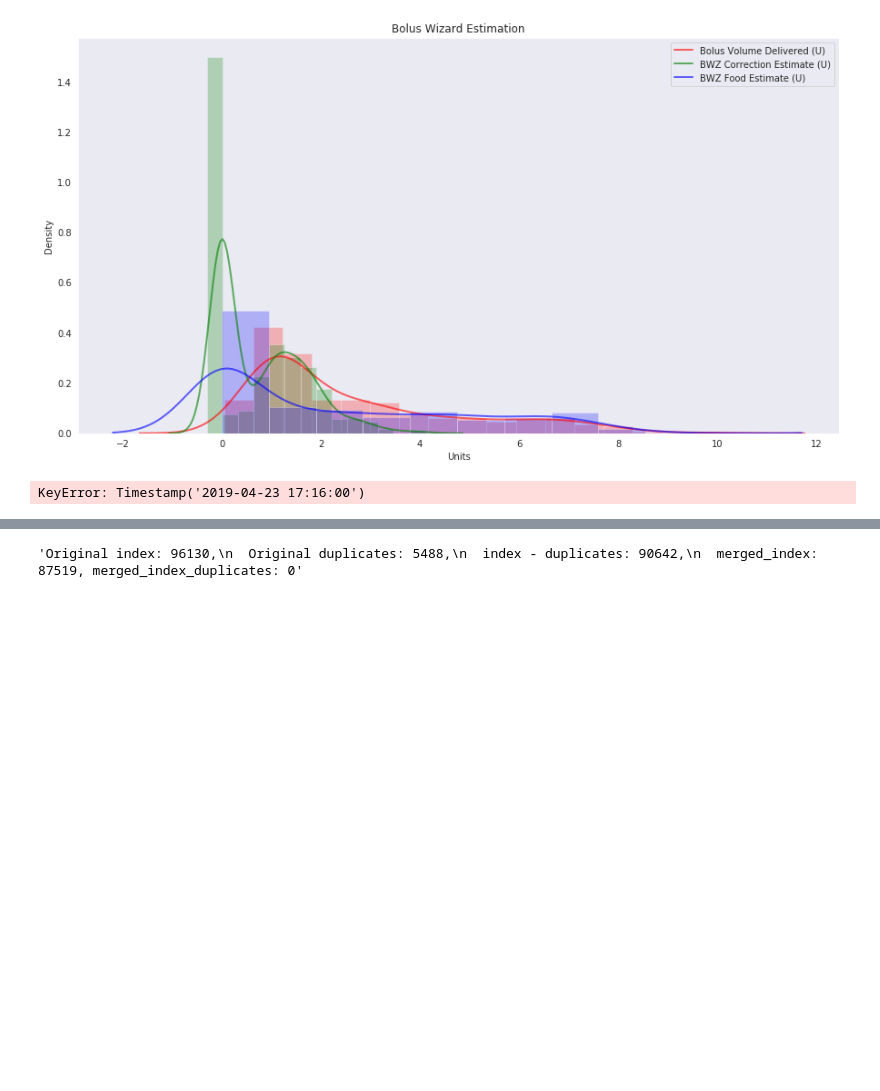
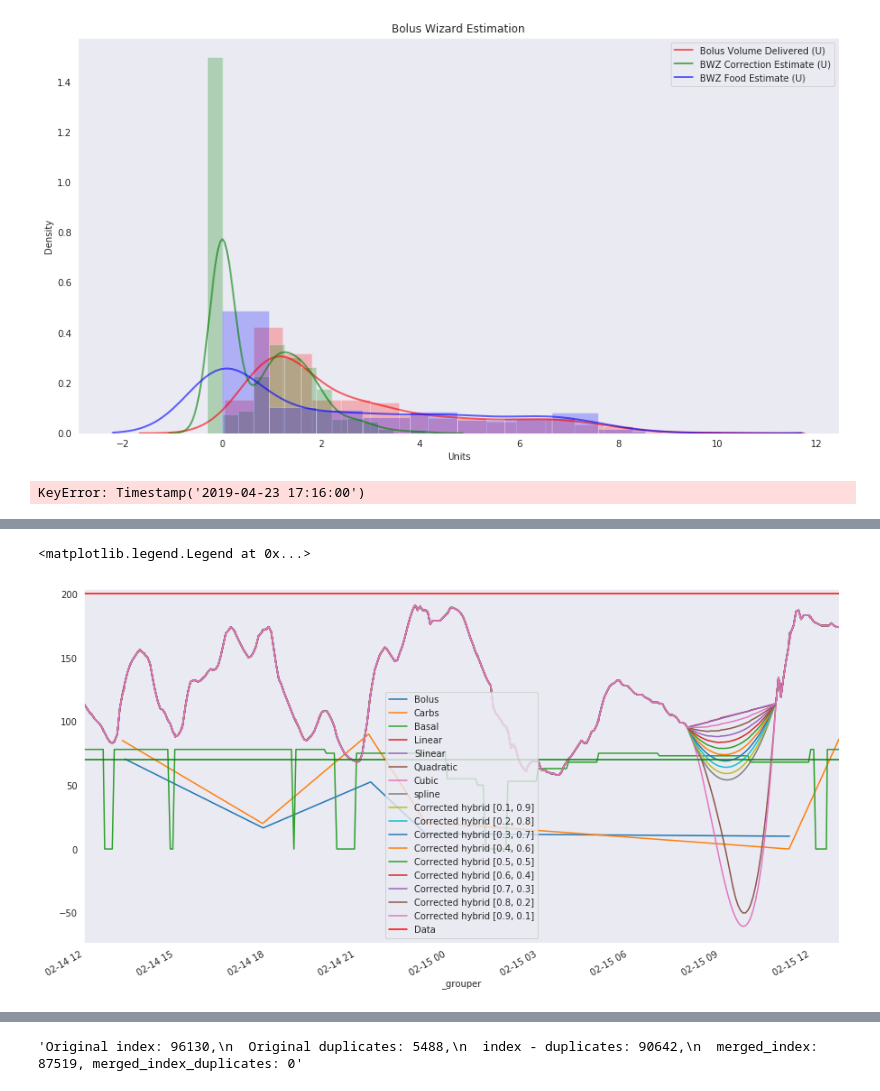
Before and after one commit to gmagannaDevelop/DiabManager, a Jupyter notebook: Carelink.ipynb, the cells around one changed output, grey strips where cells are left out. Cells and saved outputs as stored; diff of their text form; code cells hidden in the pictures; blank space fills up the shorter version.

```diff
--- a/Carelink.ipynb
+++ b/Carelink.ipynb
@@ -480,3 +500,25 @@ dummy = dummy.drop('_grouper', axis=1)
+# %%
+proc1 = dummy
+# %%
+(proc1.loc['2019/02/14 12':'2019/02/15 12']['Bolus Volume Delivered (U)'].dropna()*10).plot()
+(proc1.loc['2019/02/14 12':'2019/02/15 12']['BWZ Carb Input (grams)'].dropna()).plot()
+(proc1.loc['2019/02/14 12':'2019/02/15 12']['Basal Rate (U/h)'].interpolate(method='pad')*100).plot()
+proc1.loc['2019/02/14 12':'2019/02/15 12']['Sensor Glucose (mg/dL)'].interpolate(method='linear').plot()
+proc1.loc['2019/02/14 12':'2019/02/15 12']['Sensor Glucose (mg/dL)'].interpolate(method='slinear').plot()
+proc1.loc['2019/02/14 12':'2019/02/15 12']['Sensor Glucose (mg/dL)'].interpolate(method='quadratic').plot()
+proc1.loc['2019/02/14 12':'2019/02/15 12']['Sensor Glucose (mg/dL)'].interpolate(method='cubic').plot()
+proc1.loc['2019/02/14 12':'2019/02/15 12']['Sensor Glucose (mg/dL)'].interpolate(method='spline', order=2).plot()
+[
+    hybrid_interpolator(proc1.loc['2019/02/14 12':'2019/02/15 12']['Sensor Glucose (mg/dL)'], weights=w).plot()
+    for w in weights_set
+]
+proc1.loc['2019/02/14 12':'2019/02/15 12']['Sensor Glucose (mg/dL)']
+plt.axhline(200, color='red')
+plt.axhline(70, color='green')
+plt.legend(['Bolus', 'Carbs', 'Basal', 'Linear', 'Slinear', 'Quadratic', 'Cubic', 'spline', *labs, 'Data'])
+# %% [output]
+<matplotlib.legend.Legend at 0x...>
+[figure, added]
 # %%
 dummy['Sensor Glucose (mg/dL)'].plot()
 # %% [output]
```
Also changed, not shown: parts of 7 cells of this notebook, 1 other file.
